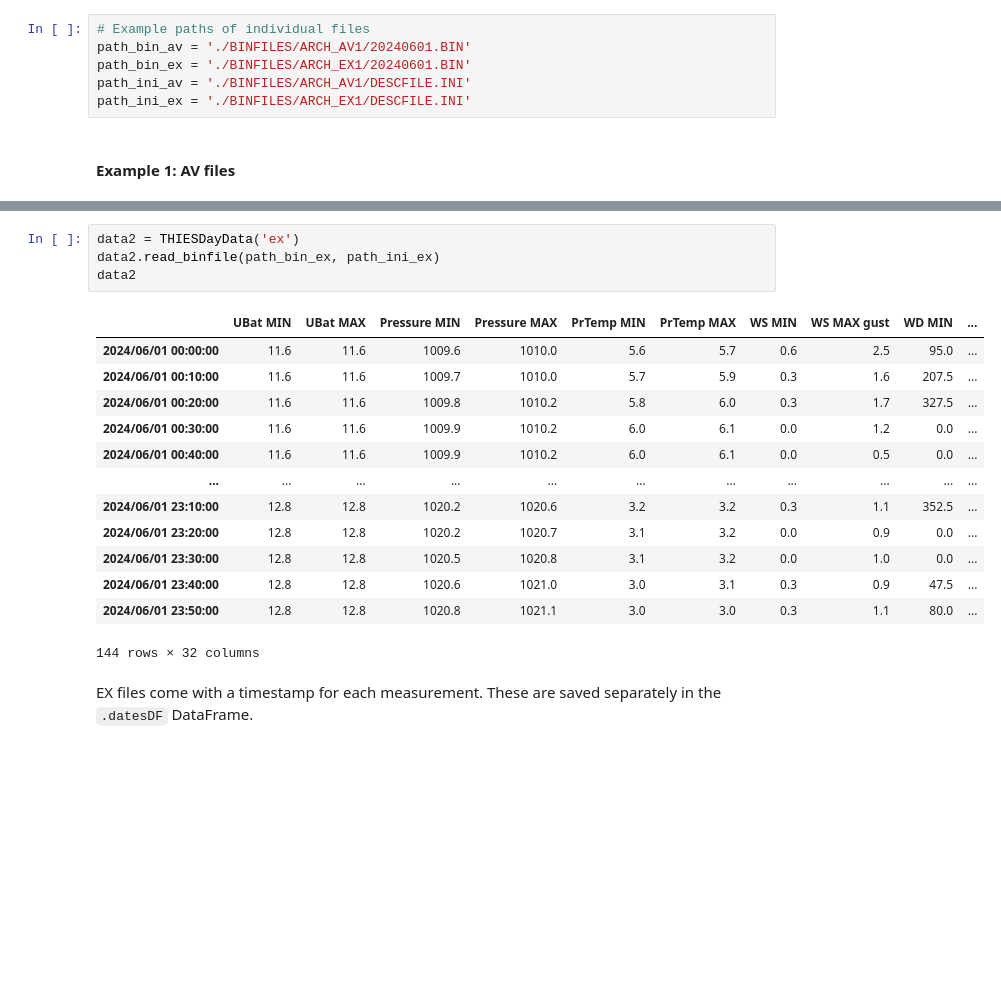
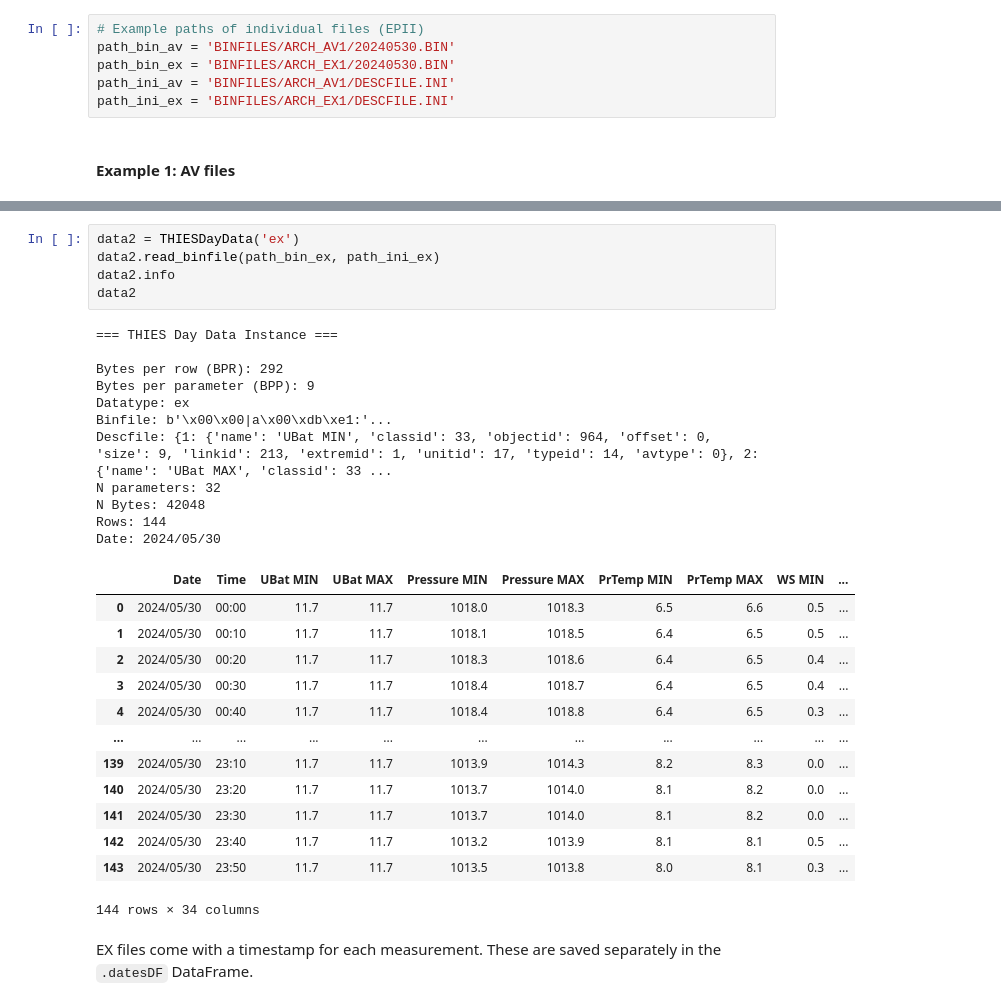
Before and after one commit to raxlab/thies-bin-processor, a Jupyter notebook: bin2txt.ipynb, the cells around one changed output, grey strips where cells are left out. Cells and saved outputs as stored; diff of their text form; blank space fills up the shorter version.

```diff
--- a/bin2txt.ipynb
+++ b/bin2txt.ipynb
@@ -62,11 +75,11 @@ Number of files read: 114
 ### THIESDayData
 This class is made to handle a single .BIN file that represents the data of a single day.
 # %%
-# Example paths of individual files
-path_bin_av = './BINFILES/ARCH_AV1/20240601.BIN'
-path_bin_ex = './BINFILES/ARCH_EX1/20240601.BIN'
-path_ini_av = './BINFILES/ARCH_AV1/DESCFILE.INI'
-path_ini_ex = './BINFILES/ARCH_EX1/DESCFILE.INI'
+# Example paths of individual files (EPII)
+path_bin_av = 'BINFILES/ARCH_AV1/20240530.BIN'
+path_bin_ex = 'BINFILES/ARCH_EX1/20240530.BIN'
+path_ini_av = 'BINFILES/ARCH_AV1/DESCFILE.INI'
+path_ini_ex = 'BINFILES/ARCH_EX1/DESCFILE.INI'
 # %% [markdown]
 #### Example 1: AV files
 # %%
@@ -92,21 +116,33 @@ data1.dataDF
 # %%
 data2 = THIESDayData('ex')
 data2.read_binfile(path_bin_ex, path_ini_ex)
+data2.info
 data2
 # %% [output]
+=== THIES Day Data Instance ===
+
+Bytes per row (BPR): 292
+Bytes per parameter (BPP): 9
+Datatype: ex
+Binfile: b'\x00\x00|a\x00\xdb\xe1:'...
+Descfile: {1: {'name': 'UBat MIN', 'classid': 33, 'objectid': 964, 'offset': 0, 'size': 9, 'linkid': 213, 'extremid': 1, 'unitid': 17, 'typeid': 14, 'avtype': 0}, 2: {'name': 'UBat MAX', 'classid': 33 ...
+N parameters: 32
+N Bytes: 42048
+Rows: 144
+Date: 2024/05/30
-|  | UBat MIN | UBat MAX | Pressure MIN | Pressure MAX | PrTemp MIN | PrTemp MAX | WS MIN | WS MAX gust | WD MIN | ... |
-| 2024/06/01 00:00:00 | 11.6 | 11.6 | 1009.6 | 1010.0 | 5.6 | 5.7 | 0.6 | 2.5 | 95.0 | ... |
-| 2024/06/01 00:10:00 | 11.6 | 11.6 | 1009.7 | 1010.0 | 5.7 | 5.9 | 0.3 | 1.6 | 207.5 | ... |
-| 2024/06/01 00:20:00 | 11.6 | 11.6 | 1009.8 | 1010.2 | 5.8 | 6.0 | 0.3 | 1.7 | 327.5 | ... |
-| 2024/06/01 00:30:00 | 11.6 | 11.6 | 1009.9 | 1010.2 | 6.0 | 6.1 | 0.0 | 1.2 | 0.0 | ... |
-| 2024/06/01 00:40:00 | 11.6 | 11.6 | 1009.9 | 1010.2 | 6.0 | 6.1 | 0.0 | 0.5 | 0.0 | ... |
+|  | Date | Time | UBat MIN | UBat MAX | Pressure MIN | Pressure MAX | PrTemp MIN | PrTemp MAX | WS MIN | ... |
+| 0 | 2024/05/30 | 00:00 | 11.7 | 11.7 | 1018.0 | 1018.3 | 6.5 | 6.6 | 0.5 | ... |
+| 1 | 2024/05/30 | 00:10 | 11.7 | 11.7 | 1018.1 | 1018.5 | 6.4 | 6.5 | 0.5 | ... |
+| 2 | 2024/05/30 | 00:20 | 11.7 | 11.7 | 1018.3 | 1018.6 | 6.4 | 6.5 | 0.4 | ... |
+| 3 | 2024/05/30 | 00:30 | 11.7 | 11.7 | 1018.4 | 1018.7 | 6.4 | 6.5 | 0.4 | ... |
+| 4 | 2024/05/30 | 00:40 | 11.7 | 11.7 | 1018.4 | 1018.8 | 6.4 | 6.5 | 0.3 | ... |
 | ... | ... | ... | ... | ... | ... | ... | ... | ... | ... | ... |
-| 2024/06/01 23:10:00 | 12.8 | 12.8 | 1020.2 | 1020.6 | 3.2 | 3.2 | 0.3 | 1.1 | 352.5 | ... |
-| 2024/06/01 23:20:00 | 12.8 | 12.8 | 1020.2 | 1020.7 | 3.1 | 3.2 | 0.0 | 0.9 | 0.0 | ... |
-| 2024/06/01 23:30:00 | 12.8 | 12.8 | 1020.5 | 1020.8 | 3.1 | 3.2 | 0.0 | 1.0 | 0.0 | ... |
-| 2024/06/01 23:40:00 | 12.8 | 12.8 | 1020.6 | 1021.0 | 3.0 | 3.1 | 0.3 | 0.9 | 47.5 | ... |
-| 2024/06/01 23:50:00 | 12.8 | 12.8 | 1020.8 | 1021.1 | 3.0 | 3.0 | 0.3 | 1.1 | 80.0 | ... |
+| 139 | 2024/05/30 | 23:10 | 11.7 | 11.7 | 1013.9 | 1014.3 | 8.2 | 8.3 | 0.0 | ... |
+| 140 | 2024/05/30 | 23:20 | 11.7 | 11.7 | 1013.7 | 1014.0 | 8.1 | 8.2 | 0.0 | ... |
+| 141 | 2024/05/30 | 23:30 | 11.7 | 11.7 | 1013.7 | 1014.0 | 8.1 | 8.2 | 0.0 | ... |
+| 142 | 2024/05/30 | 23:40 | 11.7 | 11.7 | 1013.2 | 1013.9 | 8.1 | 8.1 | 0.5 | ... |
+| 143 | 2024/05/30 | 23:50 | 11.7 | 11.7 | 1013.5 | 1013.8 | 8.0 | 8.1 | 0.3 | ... |
-144 rows × 32 columns
+144 rows × 34 columns
 # %% [markdown]
 EX files come with a timestamp for each measurement. These are saved separately in the `.datesDF` DataFrame.
 # %%
```
Also changed, not shown: parts of 13 cells of this notebook, 3 other files.
